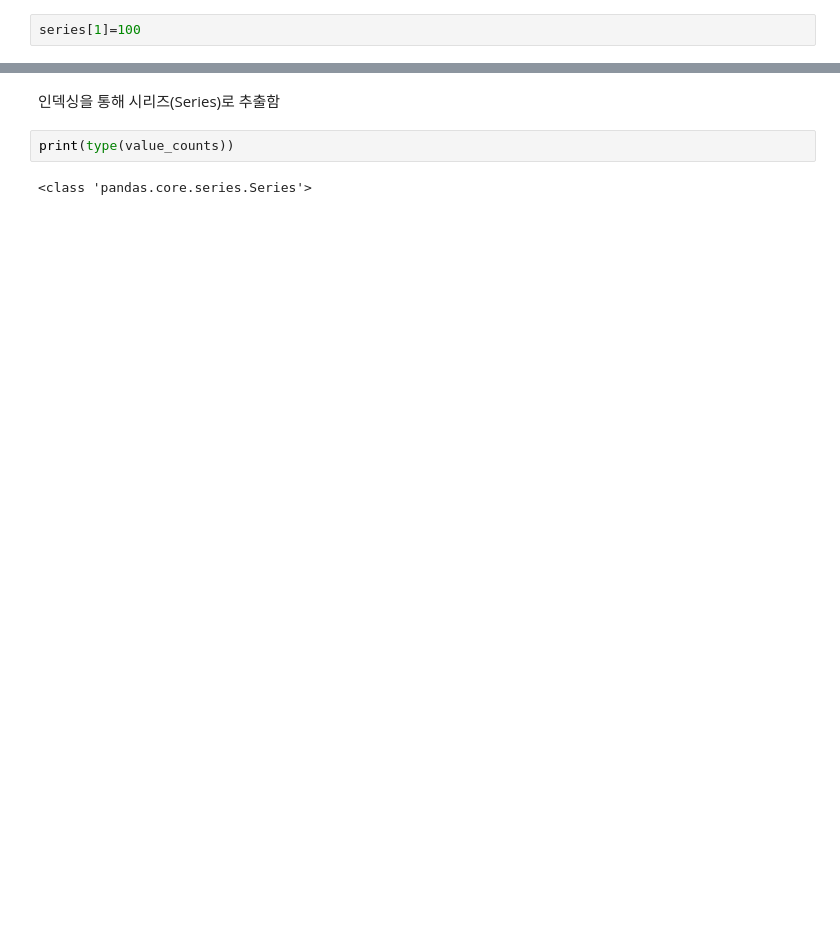
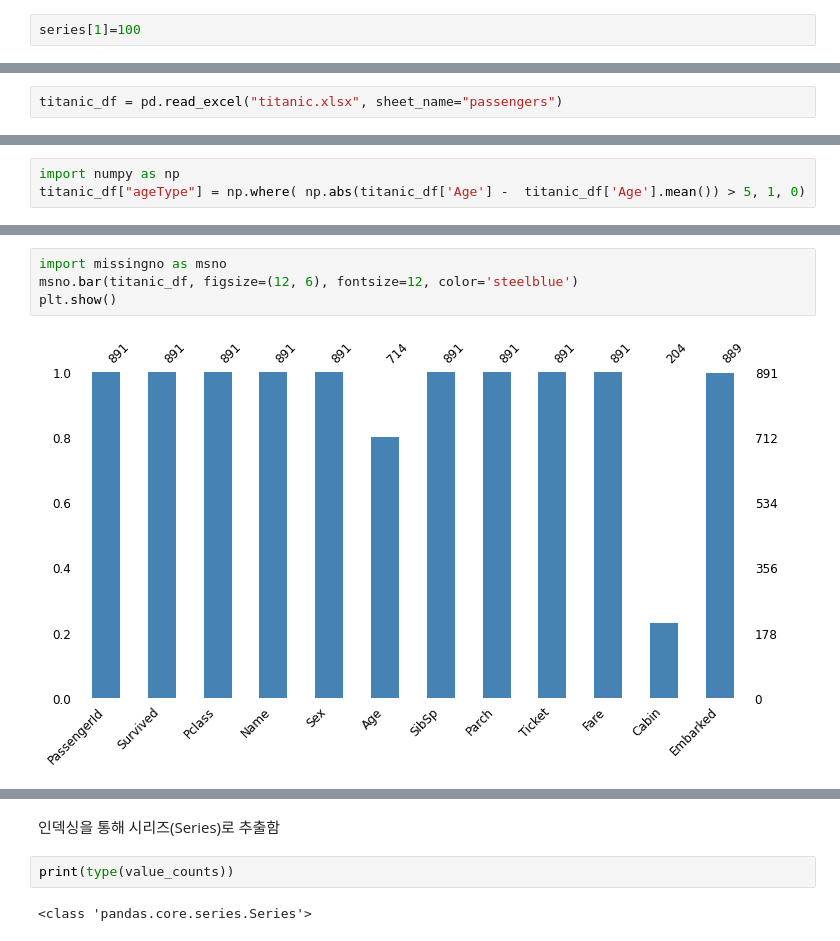
Before and after one commit to iceman67/-Python, a Jupyter notebook: LINC_Pandas_Example_2021.ipynb, the cells around one changed output, grey strips where cells are left out. Cells and saved outputs as stored; diff of their text form; blank space fills up the shorter version.

```diff
--- a/LINC_Pandas_Example_2021.ipynb
+++ b/LINC_Pandas_Example_2021.ipynb
@@ -152,0 +1334,2 @@ titanic_df = pd.read_csv('train.csv')
+# %%
+titanic_df = pd.read_excel("titanic.xlsx", sheet_name="passengers")
@@ -152,0 +1479,3 @@ titanic_df = pd.read_csv('train.csv')
+# %%
+import numpy as np
+titanic_df["ageType"] = np.where( np.abs(titanic_df['Age'] -  titanic_df['Age'].mean()) > 5, 1, 0)
@@ -152,0 +1635,6 @@ titanic_df = pd.read_csv('train.csv')
+# %%
+import missingno as msno
+msno.bar(titanic_df, figsize=(12, 6), fontsize=12, color='steelblue')
+plt.show()
+# %% [output]
+[figure, added]
```
Also changed, not shown: parts of 410 cells of this notebook.
